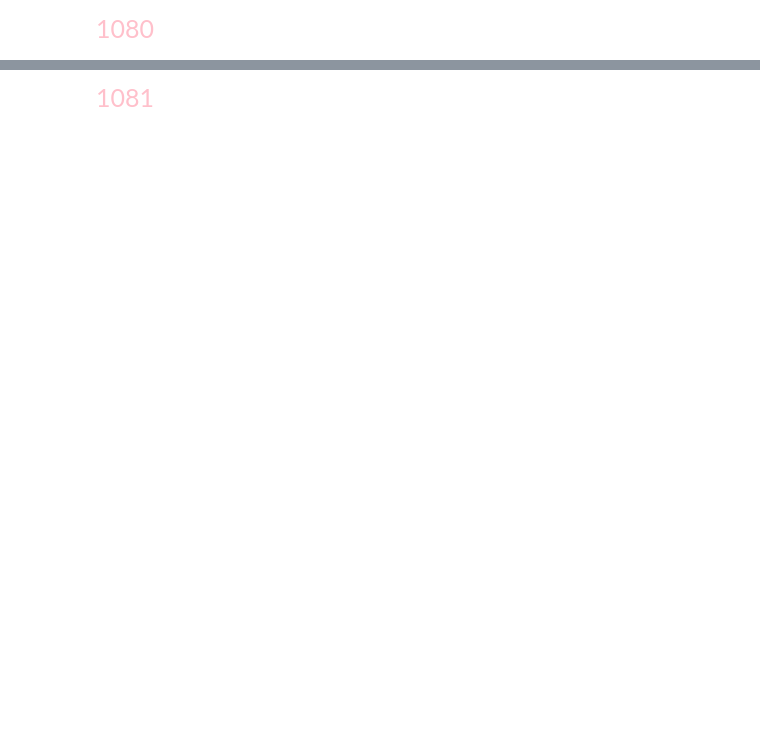
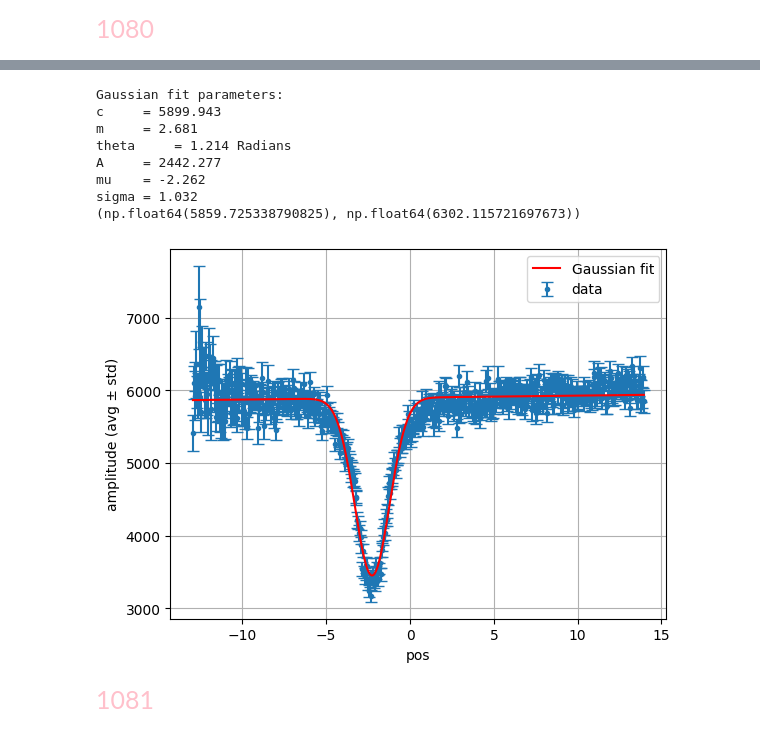
Before and after one commit to Ben-David-Ben/F-Cal-TB-Project, a Jupyter notebook: TB2025_Gap_scope_analysis.ipynb, the cells around one changed output, grey strips where cells are left out. Drawn from its saved outputs; the diff is of its cells as text; code cells hidden in the pictures; blank space fills up the shorter version.

```diff
--- a/TB2025_Gap_scope_analysis.ipynb
+++ b/TB2025_Gap_scope_analysis.ipynb
@@ -82,5 +106,15 @@ sf.avg_energy_scope_colormap(data_scope_1080_corrected, x_borders=25, y_borders=
 # %%
-sf.E_vs_X_scope_gaussian_fit(data_scope_1080_corrected, 0.5, -10, 10, -13, 14)
+sf.E_vs_X_scope_gaussian_fit(data_scope_1080_corrected, 0.5, -10, 10, -13, 14, bin_size=0.05)
+# %% [output]
+Gaussian fit parameters:
+c     = 5899.943
+m     = 2.681
+theta     = 1.214 Radians
+A     = 2442.277
+mu    = -2.262
+sigma = 1.032
+(np.float64(5859.725338790825), np.float64(6302.115721697673))
+[figure, added]
 # %% [markdown]
 <span style="font-family: arial; font-size:25px; color:pink">
 1081
```
Also changed, not shown: parts of 20 cells of this notebook, 2 other files.
